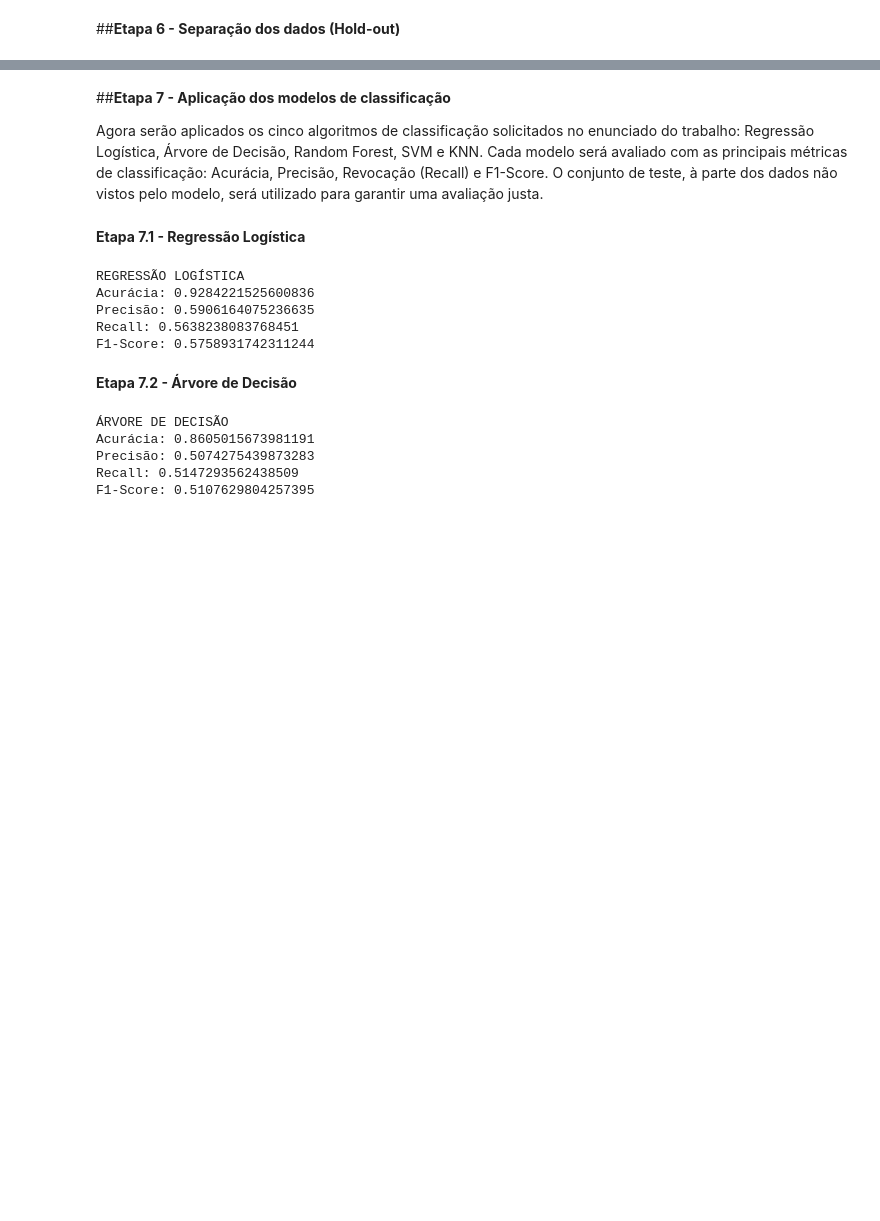
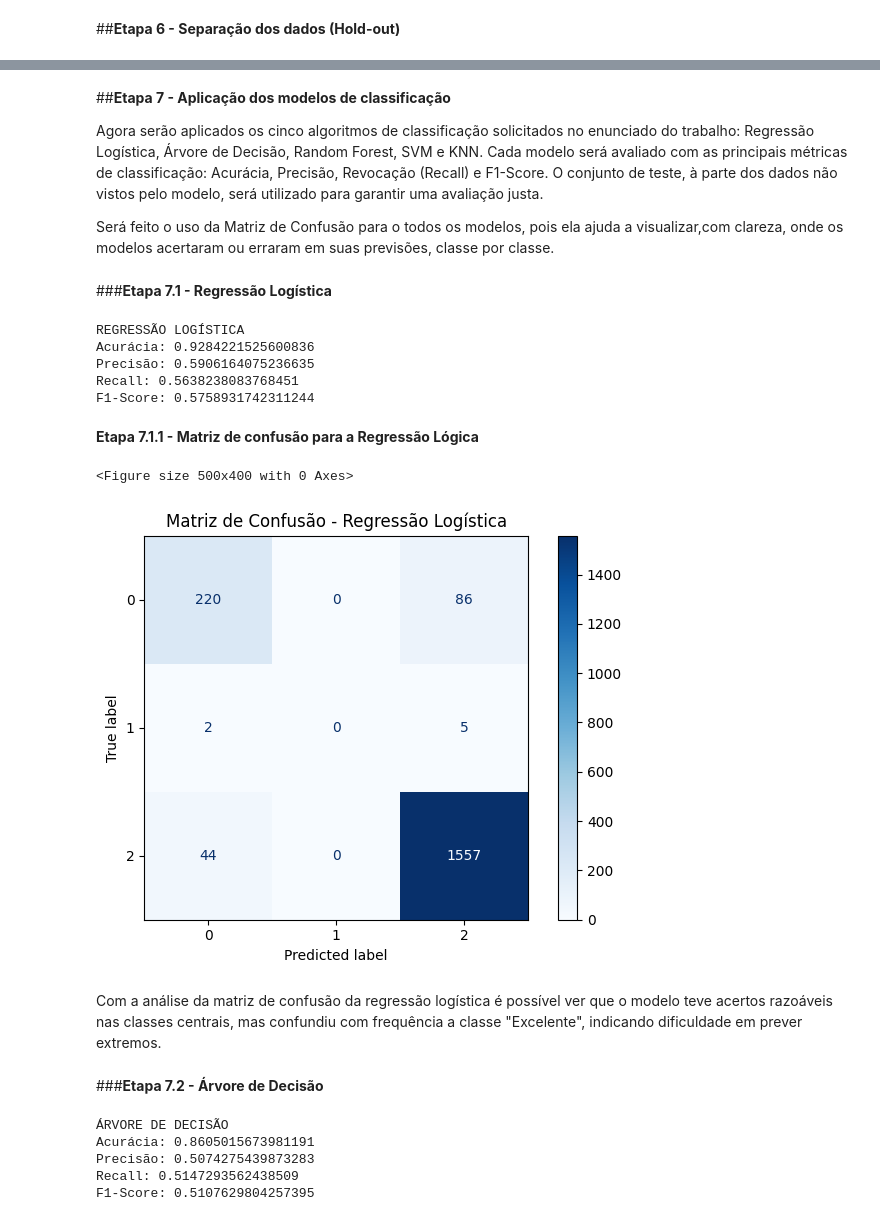
Before and after one commit to vitao-bolado/Trabalho2_AnaliseDados, a Jupyter notebook: Trabalho2_AnaliseDados_VitorFaustinoTirabassi.ipynb, the cells around one changed output, grey strips where cells are left out. Cells and saved outputs as stored; diff of their text form; code cells hidden in the pictures; blank space fills up the shorter version.

```diff
--- a/Trabalho2_AnaliseDados_VitorFaustinoTirabassi.ipynb
+++ b/Trabalho2_AnaliseDados_VitorFaustinoTirabassi.ipynb
@@ -251,8 +291,10 @@ Agora serão aplicados os cinco algoritmos de classificação solicitados no enu
 Regressão Logística, Árvore de Decisão, Random Forest, SVM e KNN.
 Cada modelo será avaliado com as principais métricas de classificação: Acurácia, Precisão, Revocação (Recall) e F1-Score.
 O conjunto de teste, à parte dos dados não vistos pelo modelo, será utilizado para garantir uma avaliação justa.
+
+Será feito o uso da Matriz de Confusão para o todos os modelos, pois ela ajuda a visualizar,com clareza, onde os modelos acertaram ou erraram em suas previsões, classe por classe.
 # %% [markdown]
-**Etapa 7.1 - Regressão Logística**
+###**Etapa 7.1 - Regressão Logística**
 # %%
 print("\nREGRESSÃO LOGÍSTICA")
 log_model = LogisticRegression()
@@ -269,8 +311,27 @@ Acurácia: 0.9284221525600836
 Precisão: 0.5906164075236635
 Recall: 0.5638238083768451
 F1-Score: 0.5758931742311244
+# %% [markdown]
+**Etapa 7.1.1 - Matriz de confusão para a Regressão Lógica**
+# %%
+modelos_class = {
+    'Regressão Logística': log_model,
+}
+
+for nome, modelo in modelos_class.items():
+    plt.figure(figsize=(5, 4))
+    ConfusionMatrixDisplay.from_estimator(modelo, Xc_test, yc_test, cmap='Blues')
+    plt.title(f'Matriz de Confusão - {nome}')
+    plt.grid(False)
+    plt.tight_layout()
+    plt.show()
+# %% [output]
+<Figure size 500x400 with 0 Axes>
+[figure, added]
+# %% [markdown]
+Com a análise da matriz de confusão da regressão logística é possível ver que o modelo teve acertos razoáveis nas classes centrais, mas confundiu com frequência a classe "Excelente", indicando dificuldade em prever extremos.
 # %% [markdown]
-**Etapa 7.2 - Árvore de Decisão**
+###**Etapa 7.2 - Árvore de Decisão**
 # %%
 print("\nÁRVORE DE DECISÃO")
 tree_model = DecisionTreeClassifier(random_state=42)
```
Also changed, not shown: parts of 50 cells of this notebook.
